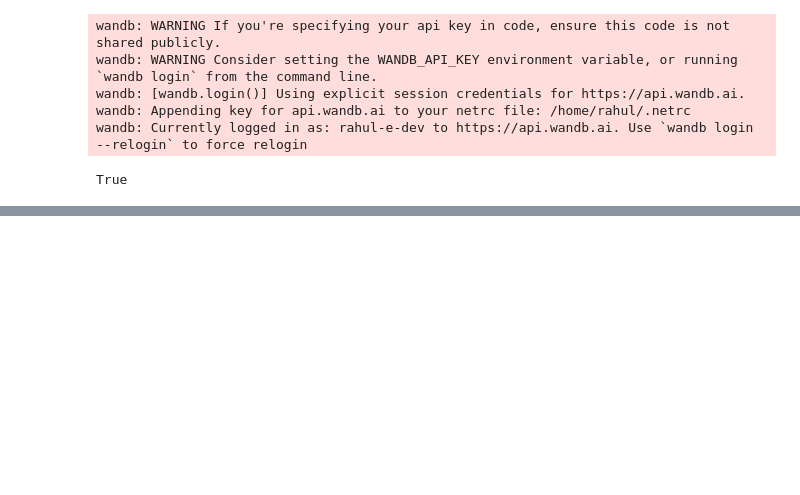
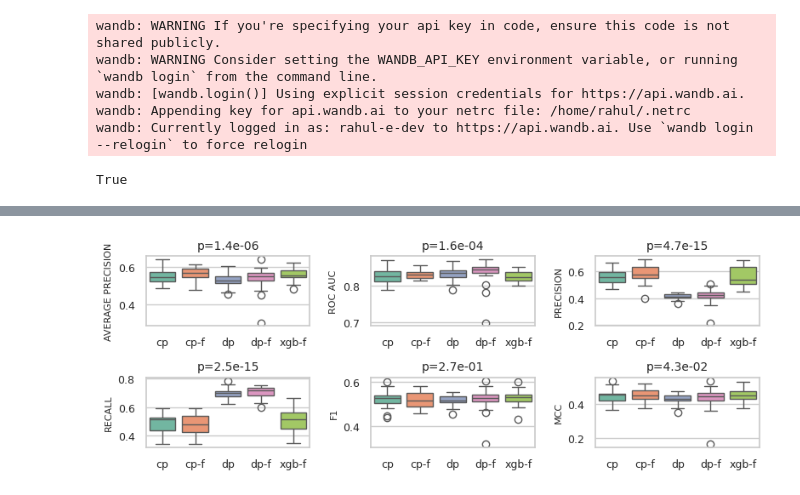
Before and after one commit to rahuldeve/delta, a Jupyter notebook: stats.ipynb, the cells around one changed output, grey strips where cells are left out. Cells and saved outputs as stored; diff of their text form; code cells hidden in the pictures; blank space fills up the shorter version.

```diff
--- a/stats.ipynb
+++ b/stats.ipynb
@@ -240,0 +171,14 @@ metric_ls = [
+# %%
+import matplotlib.pyplot as plt
+
+plt.rcParams.update({
+    'axes.labelsize': 8,    # Font size of the x and y labels
+    'xtick.labelsize': 9,   # Font size of the x-axis tick labels
+    'ytick.labelsize': 9,   # Font size of the y-axis tick labels
+    'axes.titlesize': 10,    # Font size of the subplot titles
+    'font.size': 10          # Default font size for other text elements
+})
+
+make_boxplots_nonparametric(asd, metrics, figsize=(8, 3))
+# %% [output]
+[figure, added]
```
Also changed, not shown: parts of 26 cells of this notebook.
